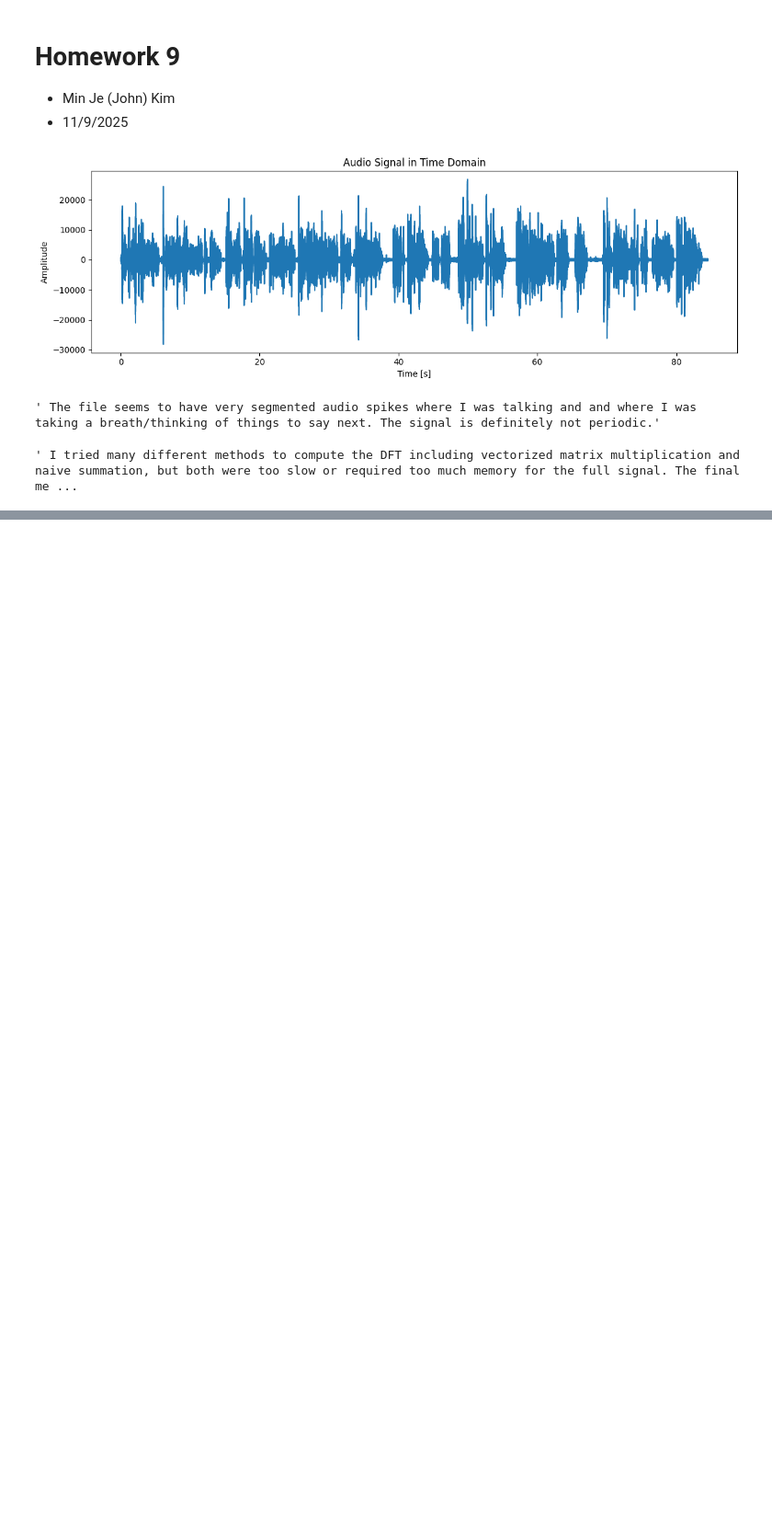
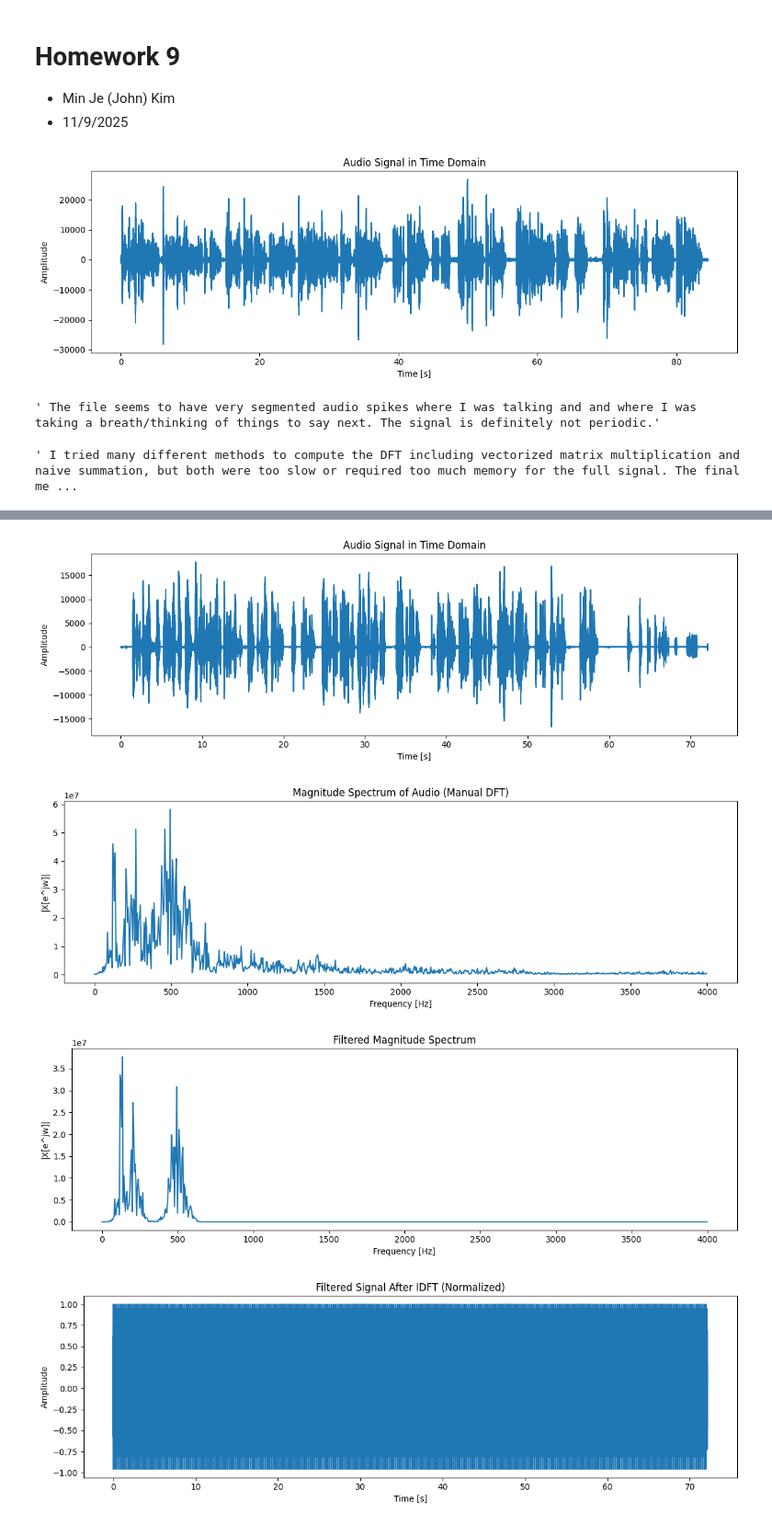
Before and after one commit to JohnKim2005/EE-102, a Jupyter notebook: Homework/Homework 9/Homework9.ipynb, the cells around one changed output, grey strips where cells are left out. Shown: that part at 92% size. Cells and saved outputs as stored; diff of their text form; code cells hidden in the pictures; blank space fills up the shorter version.

```diff
--- a/Homework/Homework 9/Homework9.ipynb
+++ b/Homework/Homework 9/Homework9.ipynb
@@ -210,2 +211,59 @@ plt.show()
 # %%
 wav.write("ReconstructedPasscode.wav", sampleRate, np.array(idftFilteredResult, dtype=np.float32))
+# %%
+audioFile2 = wav.read("Convolutions!!!.wav")
+sample2 = audioFile2[0]
+audio2 = audioFile2[1].astype(float)
+time2 = np.arange(len(audio2)) / sample2
+plt.figure(figsize=(12, 4))
+plt.plot(time2, audio2)
+plt.title("Audio Signal in Time Domain")
+plt.xlabel("Time [s]")
+plt.ylabel("Amplitude")
+plt.tight_layout()
+plt.show()
+
+dftResult2, freqs2 = dft_subset(audio2, sample2, max_freq = 4000, freq_step = 5)
+plt.figure(figsize=(12, 4))
+plt.plot(freqs2, np.abs(dftResult2))
+plt.title("Magnitude Spectrum of Audio (Manual DFT)")
+plt.xlabel("Frequency [Hz]")
+plt.ylabel("|X[e^jw]|")
+plt.tight_layout()
+plt.show()
+
+filteredDft2 = dftResult2 * filterMask
+plt.figure(figsize=(12, 4))
+plt.plot(freqs2, np.abs(filteredDft2))
+plt.title("Filtered Magnitude Spectrum")
+plt.xlabel("Frequency [Hz]")
+plt.ylabel("|X[e^jw]|")
+plt.tight_layout()
+plt.show()
+
+idftResult2 = idft_subset_iter(dftResult2, freqs2, sample2, len(audio2))
+idftFilteredResult2 = idft_subset_iter(filteredDft2, freqs2, sample2, len(audio2))
+
+# scale for plotting / saving
+idftResult2 /= np.max(np.abs(idftResult2))
+idftFilteredResult2 /= np.max(np.abs(idftFilteredResult2))
+plt.figure(figsize=(12,4))
+plt.plot(time2, idftFilteredResult2)
+plt.title("Filtered Signal After IDFT (Normalized)")
+plt.xlabel("Time [s]")
+plt.ylabel("Amplitude")
+plt.tight_layout()
+plt.show()
+plt.figure(figsize=(12,4))
+plt.plot(time2[:4000], idftFilteredResult2[:4000])   # first 2000 samples ≈ 0.02 s
+plt.title("Zoomed-In Segment of Reconstructed Signal")
+plt.xlabel("Time [s]")
+plt.ylabel("Amplitude")
+plt.tight_layout()
+plt.show()
+wav.write("ConvolutionsFiltered.wav", sample2, np.array(idftFilteredResult2, dtype=np.float32))
+# %% [output]
+[figure, added]
+[figure, added]
+[figure, added]
+[figure, added]
```
Also changed, not shown: parts of 7 cells of this notebook, 3 other files.
